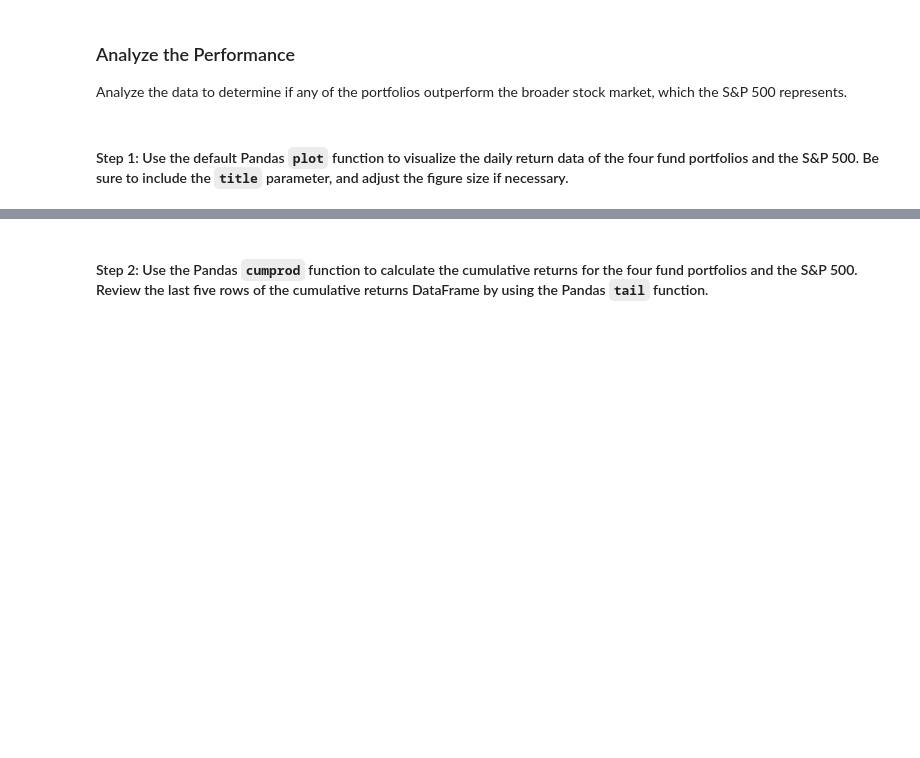
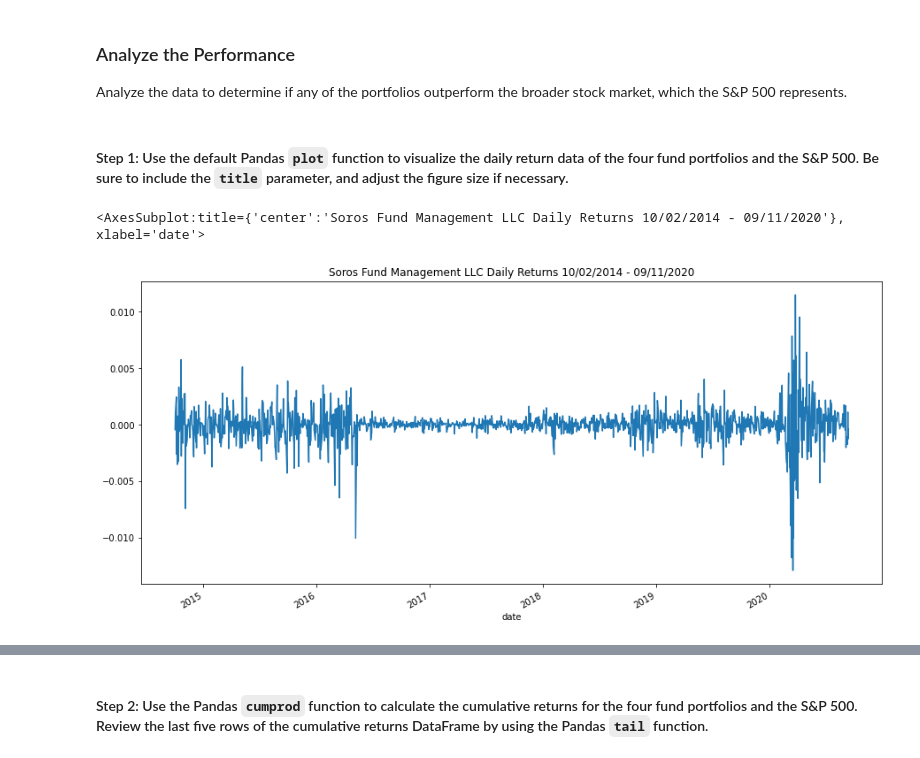
Before and after one commit to ethansilvas/whale-risk-return-analysis, a Jupyter notebook: risk_return_analysis.ipynb, the cells around one changed output, grey strips where cells are left out. Cells and saved outputs as stored; diff of their text form; code cells hidden in the pictures; blank space fills up the shorter version.

Commit message:
complete daily returns and cumulative returns

```diff
--- a/risk_return_analysis.ipynb
+++ b/risk_return_analysis.ipynb
@@ -105,5 +108,13 @@ Finally, answer the following two questions:
 #### Step 2: Use the `read_csv` function and the `Path` module to read the `whale_navs.csv` file into a Pandas DataFrame. Be sure to create a `DateTimeIndex`. Review the first five rows of the DataFrame by using the `head` function.
 # %%
 # Import the data by reading in the CSV file and setting the DatetimeIndex
-# Review the first 5 rows of the DataFrame
-# YOUR CODE HERE
+# Review the first and last 5 rows of the DataFrame
+whale_navs = pd.read_csv(
+    Path('Resources/whale_navs.csv'),
+    index_col='date',
+    parse_dates=True,
+    infer_datetime_format=True
+)
+
+display(whale_navs.head())
+display(whale_navs.tail())
@@ -112,5 +138,7 @@ Finally, answer the following two questions:
 # %%
 # Prepare for the analysis by converting the dataframe of NAVs and prices to daily returns
 # Drop any rows with all missing values
-# Review the first five rows of the daily returns DataFrame.
-# YOUR CODE HERE
+# Review the first and last five rows of the daily returns DataFrame.
+whale_daily_returns = whale_navs.pct_change().dropna()
+display(whale_daily_returns.head())
+display(whale_daily_returns.tail())
@@ -129,4 +172,7 @@ Analyze the data to determine if any of the portfolios outperform the broader st
 # %%
 # Plot the daily return data of the 4 funds and the S&P 500
 # Inclue a title parameter and adjust the figure size
-# YOUR CODE HERE
+whale_daily_returns['SOROS FUND MANAGEMENT LLC'].plot(title='Soros Fund Management LLC Daily Returns 10/02/2014 - 09/11/2020', figsize=(15, 7))
+# %% [output]
+<AxesSubplot:title={'center':'Soros Fund Management LLC Daily Returns 10/02/2014 - 09/11/2020'}, xlabel='date'>
+[figure, added]
```
Also changed, not shown: parts of 15 cells of this notebook.
